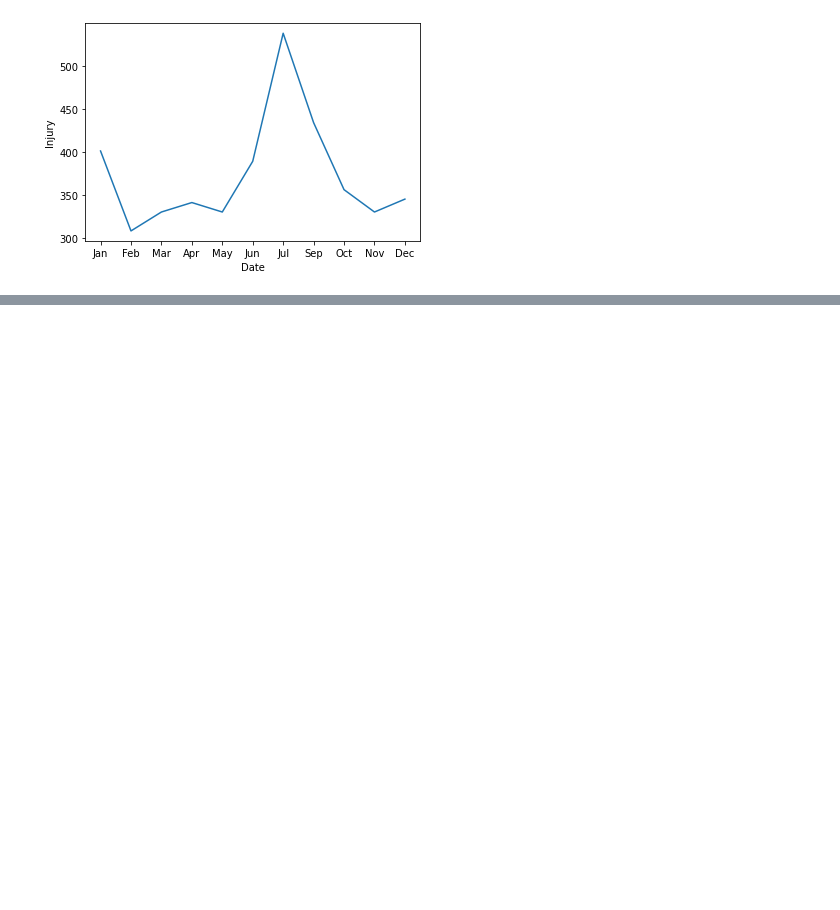
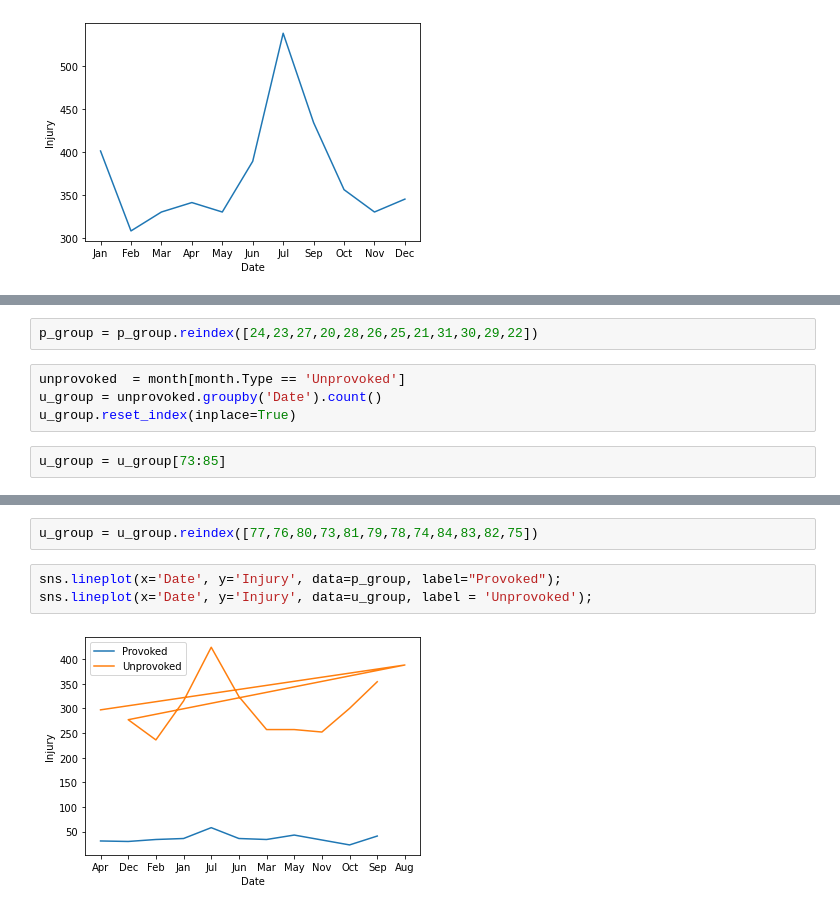
Before and after one commit to bt02/Shark-Attack-Data, a Jupyter notebook: eda.ipynb, the cells around one changed output, grey strips where cells are left out. Drawn from its saved outputs; the diff is of its cells as text; blank space fills up the shorter version.

Commit message:
adding another monthly attach graph

```diff
--- a/eda.ipynb
+++ b/eda.ipynb
@@ -102,0 +113,8 @@ Name: Type, dtype: int64
+# %%
+p_group = p_group.reindex([24,23,27,20,28,26,25,21,31,30,29,22])
+# %%
+unprovoked  = month[month.Type == 'Unprovoked']
+u_group = unprovoked.groupby('Date').count()
+u_group.reset_index(inplace=True)
+# %%
+u_group = u_group[73:85]
@@ -102,0 +137,7 @@ Name: Type, dtype: int64
+# %%
+u_group = u_group.reindex([77,76,80,73,81,79,78,74,84,83,82,75])
+# %%
+sns.lineplot(x='Date', y='Injury', data=p_group, label="Provoked");
+sns.lineplot(x='Date', y='Injury', data=u_group, label = 'Unprovoked');
+# %% [output]
+[figure, added]
```
Also changed, not shown: parts of 7 cells of this notebook.
